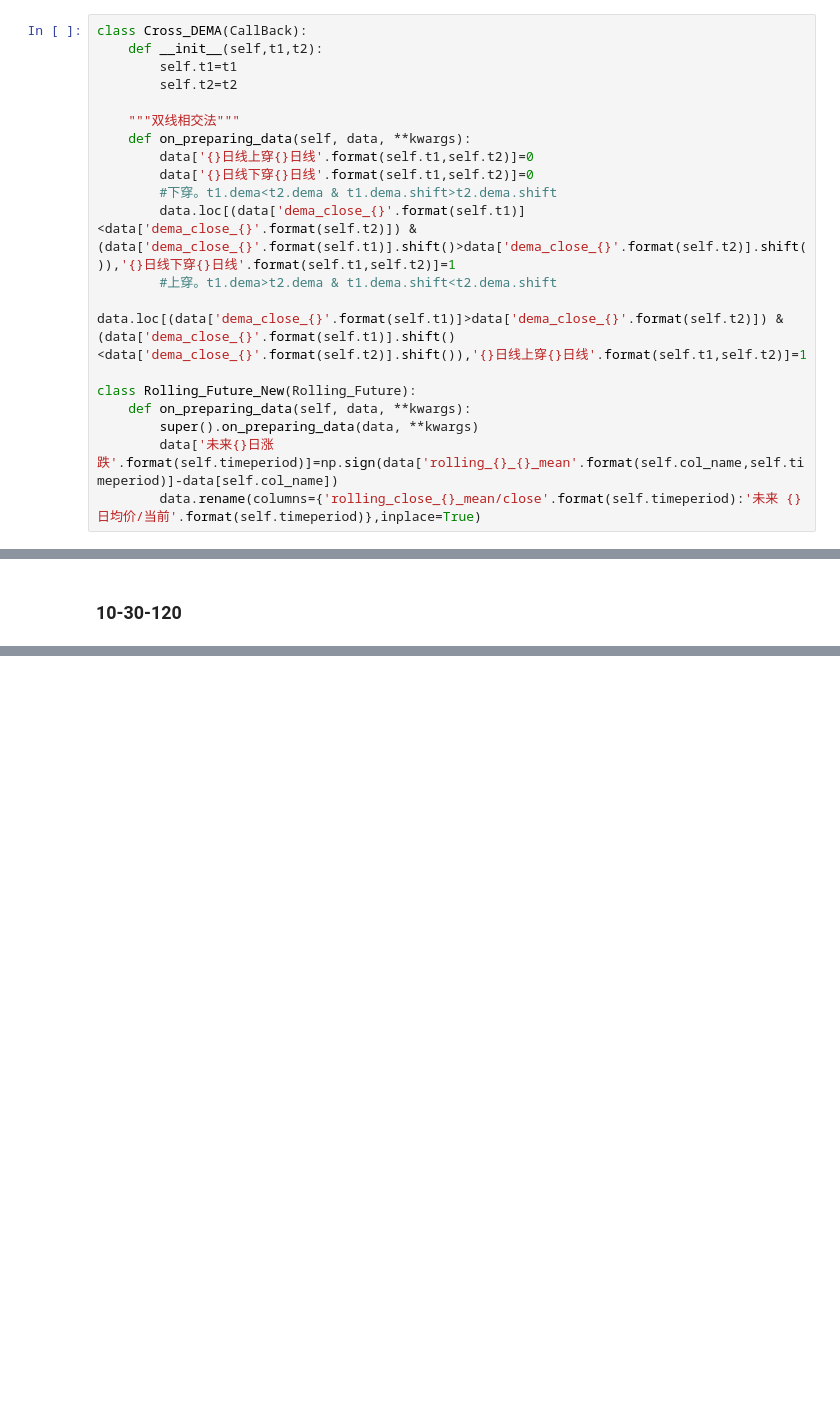
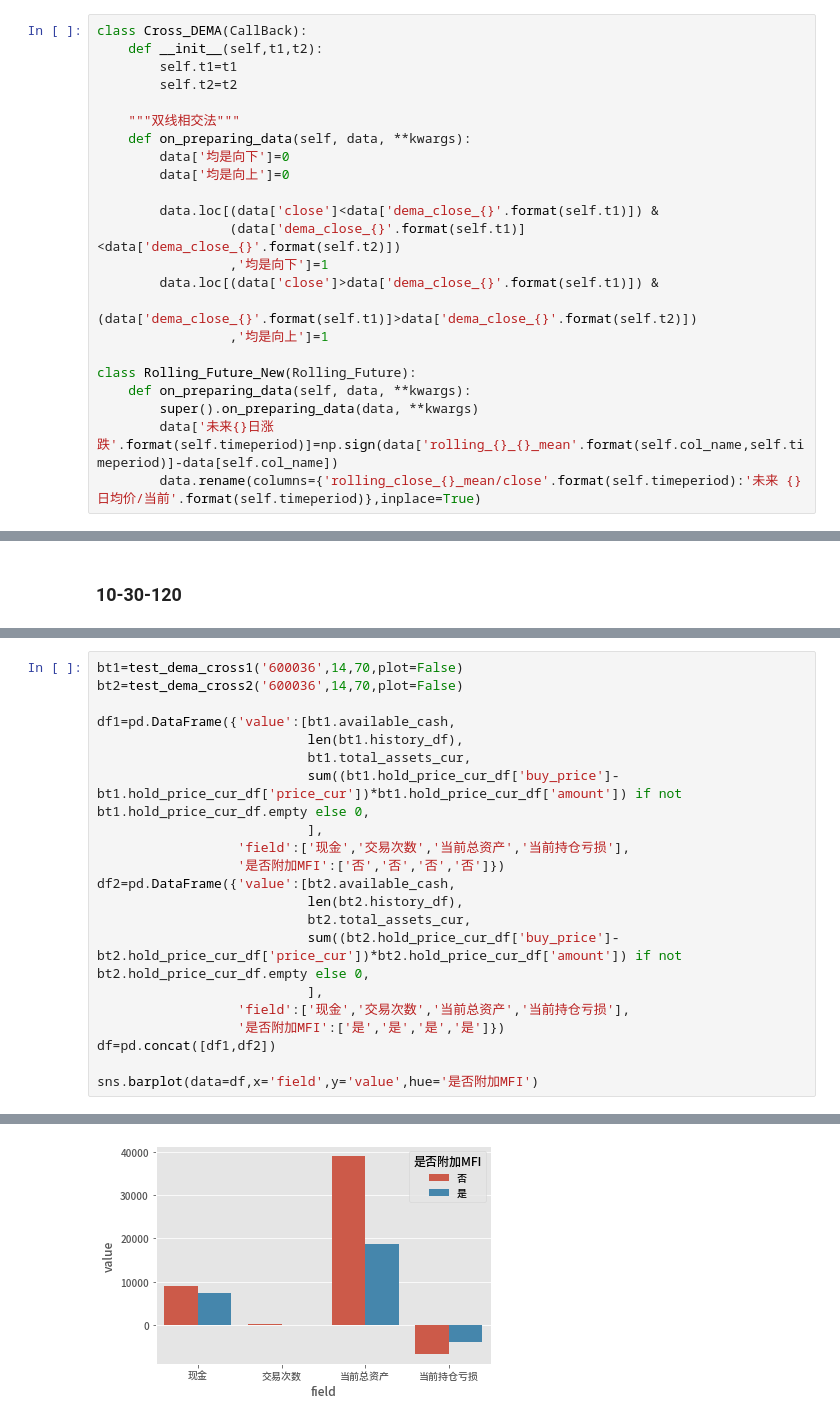
Before and after one commit to GuQiangJS/finance-tools-py, a Jupyter notebook: jupyters/指标相关性测试_叠加指标_DEMA+MFI.ipynb, the cells around one changed output, grey strips where cells are left out. Cells and saved outputs as stored; diff of their text form; blank space fills up the shorter version.

```diff
--- a/jupyters/指标相关性测试_叠加指标_DEMA+MFI.ipynb
+++ b/jupyters/指标相关性测试_叠加指标_DEMA+MFI.ipynb
@@ -109,12 +148,15 @@ class Cross_DEMA(CallBack):
 
     """双线相交法"""
     def on_preparing_data(self, data, **kwargs):
-        data['{}日线上穿{}日线'.format(self.t1,self.t2)]=0
-        data['{}日线下穿{}日线'.format(self.t1,self.t2)]=0
-        #下穿。t1.dema<t2.dema & t1.dema.shift>t2.dema.shift
-        data.loc[(data['dema_close_{}'.format(self.t1)]<data['dema_close_{}'.format(self.t2)]) & (data['dema_close_{}'.format(self.t1)].shift()>data['dema_close_{}'.format(self.t2)].shift()),'{}日线下穿{}日线'.format(self.t1,self.t2)]=1
-        #上穿。t1.dema>t2.dema & t1.dema.shift<t2.dema.shift
-        data.loc[(data['dema_close_{}'.format(self.t1)]>data['dema_close_{}'.format(self.t2)]) & (data['dema_close_{}'.format(self.t1)].shift()<data['dema_close_{}'.format(self.t2)].shift()),'{}日线上穿{}日线'.format(self.t1,self.t2)]=1
+        data['均是向下']=0
+        data['均是向上']=0
+
+        data.loc[(data['close']<data['dema_close_{}'.format(self.t1)]) &
+                 (data['dema_close_{}'.format(self.t1)]<data['dema_close_{}'.format(self.t2)])
+                 ,'均是向下']=1
+        data.loc[(data['close']>data['dema_close_{}'.format(self.t1)]) &
+                 (data['dema_close_{}'.format(self.t1)]>data['dema_close_{}'.format(self.t2)])
+                 ,'均是向上']=1
 
 class Rolling_Future_New(Rolling_Future):
     def on_preparing_data(self, data, **kwargs):
@@ -484,0 +544,22 @@ code
+# %%
+bt1=test_dema_cross1('600036',14,70,plot=False)
+bt2=test_dema_cross2('600036',14,70,plot=False)
+
+df1=pd.DataFrame({'value':[bt1.available_cash,
+                           len(bt1.history_df),
+                           bt1.total_assets_cur,
+                           sum((bt1.hold_price_cur_df['buy_price']-bt1.hold_price_cur_df['price_cur'])*bt1.hold_price_cur_df['amount']) if not bt1.hold_price_cur_df.empty else 0,
+                           ],
+                  'field':['现金','交易次数','当前总资产','当前持仓亏损'],
+                  '是否附加MFI':['否','否','否','否']})
+df2=pd.DataFrame({'value':[bt2.available_cash,
+                           len(bt2.history_df),
+                           bt2.total_assets_cur,
+                           sum((bt2.hold_price_cur_df['buy_price']-bt2.hold_price_cur_df['price_cur'])*bt2.hold_price_cur_df['amount']) if not bt2.hold_price_cur_df.empty else 0,
+                           ],
+                  'field':['现金','交易次数','当前总资产','当前持仓亏损'],
+                  '是否附加MFI':['是','是','是','是']})
+df=pd.concat([df1,df2])
+
+sns.barplot(data=df,x='field',y='value',hue='是否附加MFI')
+# %% [output]
@@ -484,0 +593 @@ code
+[figure, added]
```
Also changed, not shown: parts of 12 cells of this notebook.
